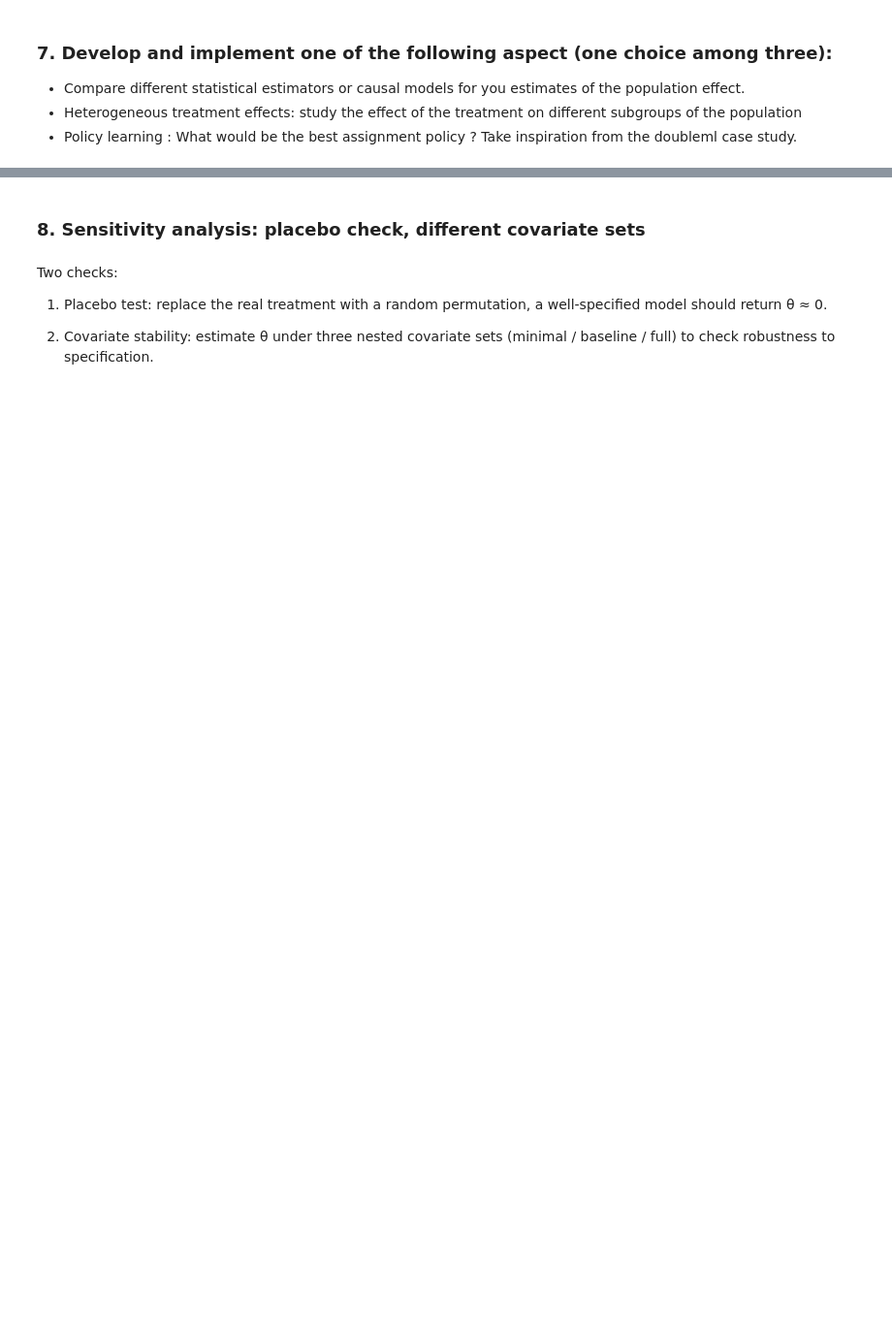
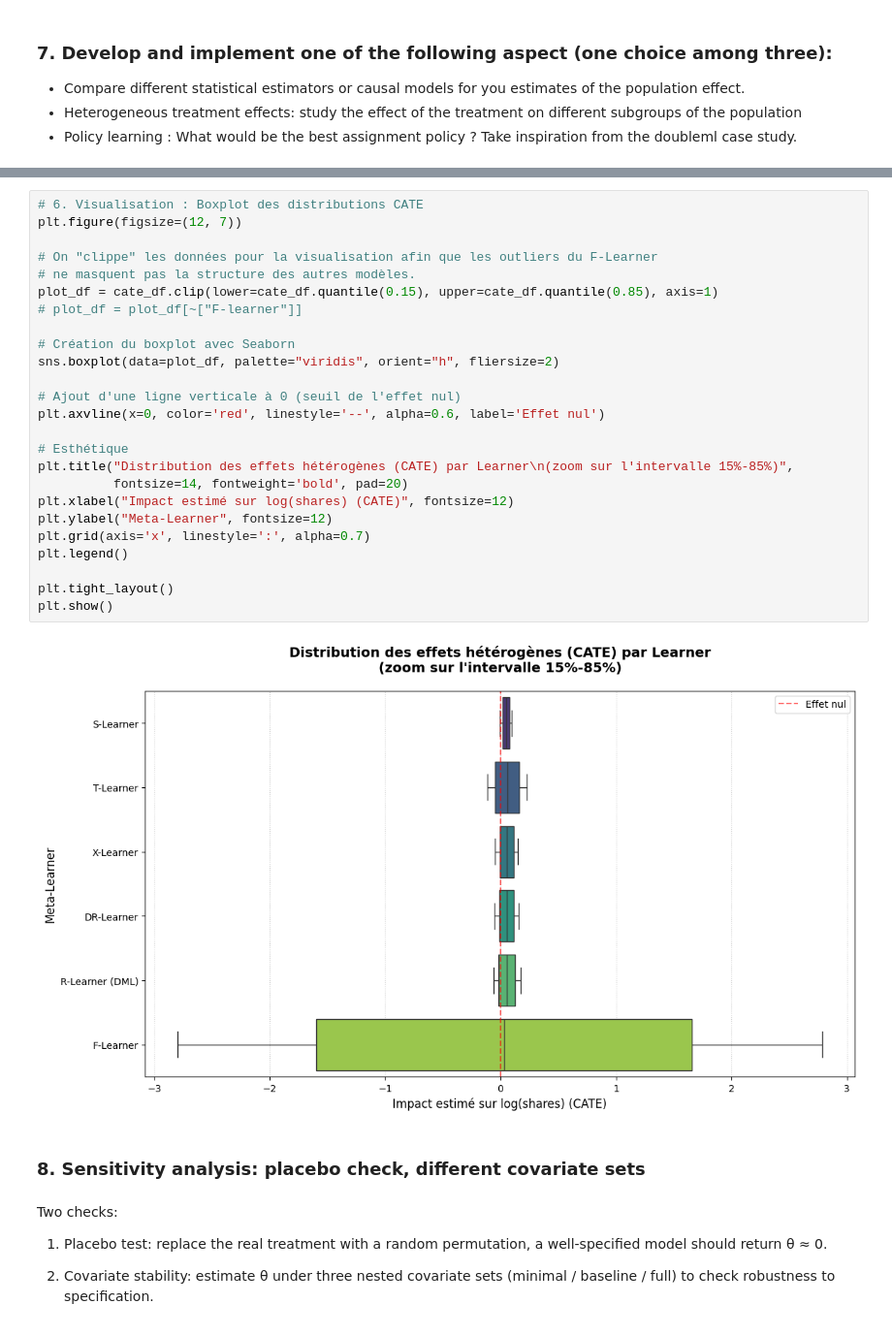
Before and after one commit to carlalucas/ml_for_econometrics, a Jupyter notebook: main.ipynb, the cells around one changed output, grey strips where cells are left out. Shown at 97% size. Saved outputs shown, nothing was run; the diff lists cells and outputs as text; blank space fills up the shorter version.

```diff
--- a/main.ipynb
+++ b/main.ipynb
@@ -1033,3 +1215,30 @@ forest_plot(results_temporal, "Heterogeneous effects by publishing day")
+# %%
+# 6. Visualisation : Boxplot des distributions CATE
+plt.figure(figsize=(12, 7))
+
+# On "clippe" les données pour la visualisation afin que les outliers du F-Learner
+# ne masquent pas la structure des autres modèles.
+plot_df = cate_df.clip(lower=cate_df.quantile(0.15), upper=cate_df.quantile(0.85), axis=1)
+# plot_df = plot_df[~["F-learner"]]
+
+# Création du boxplot avec Seaborn
+sns.boxplot(data=plot_df, palette="viridis", orient="h", fliersize=2)
+
+# Ajout d'une ligne verticale à 0 (seuil de l'effet nul)
+plt.axvline(x=0, color='red', linestyle='--', alpha=0.6, label='Effet nul')
+
+# Esthétique
+plt.title("Distribution des effets hétérogènes (CATE) par Learner\n(zoom sur l'intervalle 15%-85%)",
+          fontsize=14, fontweight='bold', pad=20)
+plt.xlabel("Impact estimé sur log(shares) (CATE)", fontsize=12)
+plt.ylabel("Meta-Learner", fontsize=12)
+plt.grid(axis='x', linestyle=':', alpha=0.7)
+plt.legend()
+
+plt.tight_layout()
+plt.show()
+# %% [output]
+[figure, added]
 # %% [markdown]
 
 ### **8. Sensitivity analysis: placebo check, different covariate sets**
```
Also changed, not shown: parts of 15 cells of this notebook.
